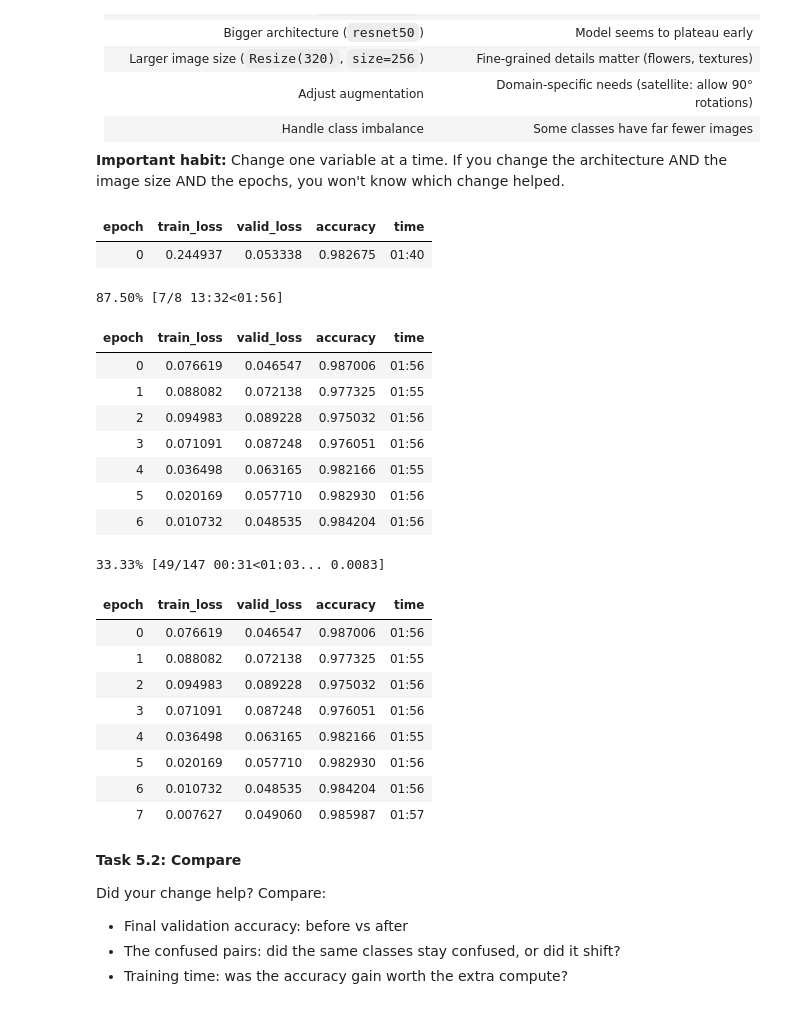
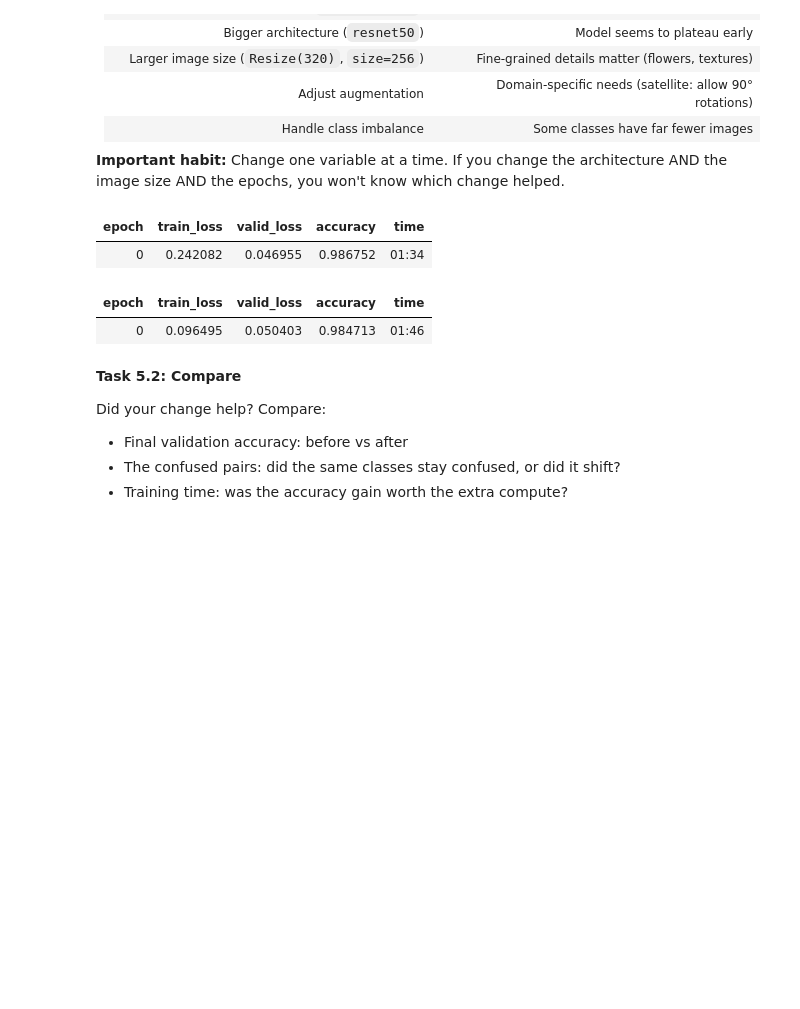
Before and after one commit to herengissa/assignment-1, a Jupyter notebook: 02_exercise_train_your_own.ipynb, the cells around one changed output. Cells and saved outputs as stored; diff of their text form; code cells hidden in the pictures; blank space fills up the shorter version.

```diff
--- a/02_exercise_train_your_own.ipynb
+++ b/02_exercise_train_your_own.ipynb
@@ -297,8 +297,9 @@ Some things to consider:
 - If the dataset has a predefined split, use `IndexSplitter` or `FuncSplitter` instead of `RandomSplitter`
 - Think about whether horizontal flips make sense for your images (flowers: yes, text: no, satellite: yes)
 # %%
-# Build your DataBlock and create DataLoaders
 from fastai.vision.all import *
+
+path = untar_data(URLs.IMAGENETTE_320)
 
 imagenette_labels = {
     'n01440764': 'tench',
@@ -319,9 +320,9 @@ dblock = DataBlock(
     get_y=lambda o: imagenette_labels.get(o.parent.name, o.parent.name),
     splitter=GrandparentSplitter(train_name='train', valid_name='val'),
     item_tfms=Resize(224, method='squish'),
-    batch_tfms=aug_transforms(size=224),
+    batch_tfms=aug_transforms(size=224)
 )
 
 dls = dblock.dataloaders(path, bs=64, num_workers=0)
-dls.vocab
+print("dls ok")
 # %% [output]
@@ -526,30 +531,14 @@ Based on what you found in Phase 4, pick **one** thing to change and re-train. C
 # %%
 # Re-train with your change
 from fastai.vision.all import *
 learn2 = vision_learner(dls, resnet34, metrics=accuracy)
-learn2.fine_tune(8)   # baseline var 4, nu testar vi 8
+learn2.fine_tune(1)
+learn2.export("/content/imagenette_classifier.pkl")
 # %% [output]
 | epoch | train_loss | valid_loss | accuracy | time |
-| 0 | 0.244937 | 0.053338 | 0.982675 | 01:40 |
+| 0 | 0.242082 | 0.046955 | 0.986752 | 01:34 |
-87.50% [7/8 13:32<01:56]
 | epoch | train_loss | valid_loss | accuracy | time |
-| 0 | 0.076619 | 0.046547 | 0.987006 | 01:56 |
-| 1 | 0.088082 | 0.072138 | 0.977325 | 01:55 |
-| 2 | 0.094983 | 0.089228 | 0.975032 | 01:56 |
-| 3 | 0.071091 | 0.087248 | 0.976051 | 01:56 |
-| 4 | 0.036498 | 0.063165 | 0.982166 | 01:55 |
-| 5 | 0.020169 | 0.057710 | 0.982930 | 01:56 |
-| 6 | 0.010732 | 0.048535 | 0.984204 | 01:56 |
+| 0 | 0.096495 | 0.050403 | 0.984713 | 01:46 |
-33.33% [49/147 00:31<01:03... 0.0083]
-| epoch | train_loss | valid_loss | accuracy | time |
-| 0 | 0.076619 | 0.046547 | 0.987006 | 01:56 |
-| 1 | 0.088082 | 0.072138 | 0.977325 | 01:55 |
-| 2 | 0.094983 | 0.089228 | 0.975032 | 01:56 |
-| 3 | 0.071091 | 0.087248 | 0.976051 | 01:56 |
-| 4 | 0.036498 | 0.063165 | 0.982166 | 01:55 |
-| 5 | 0.020169 | 0.057710 | 0.982930 | 01:56 |
-| 6 | 0.010732 | 0.048535 | 0.984204 | 01:56 |
-| 7 | 0.007627 | 0.049060 | 0.985987 | 01:57 |
 # %% [markdown]
 **Task 5.2: Compare**
 
```
Also changed, not shown: parts of 13 cells of this notebook.
